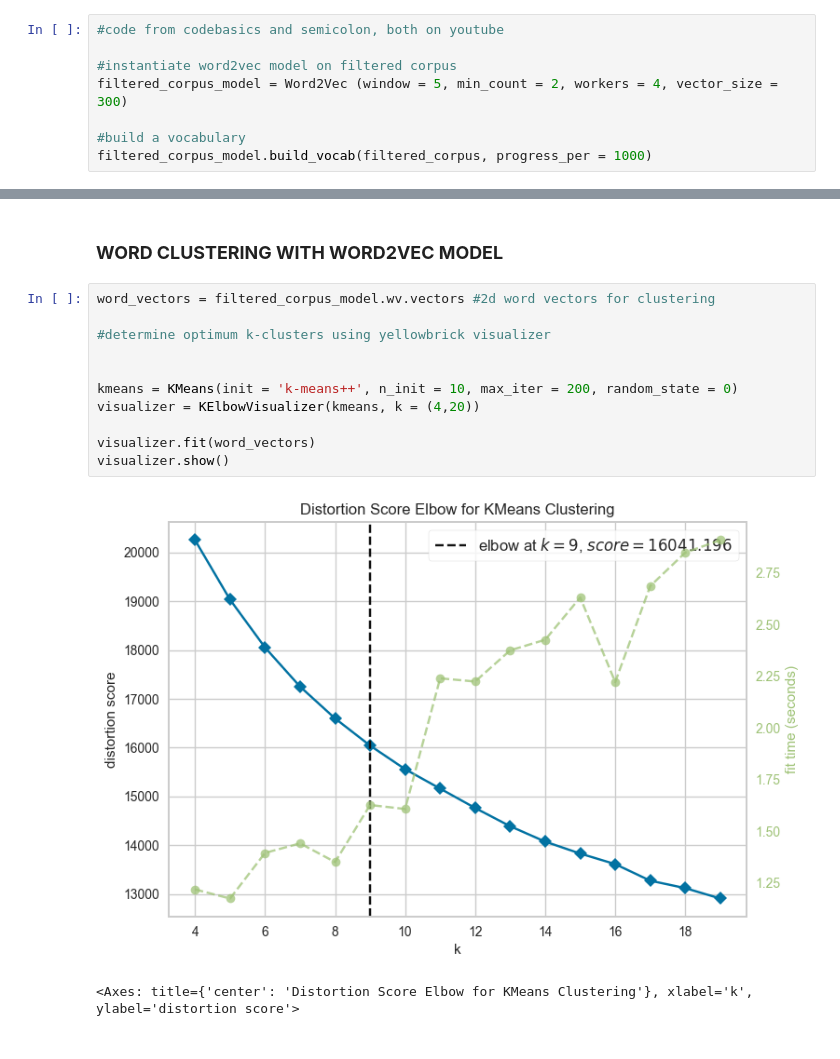
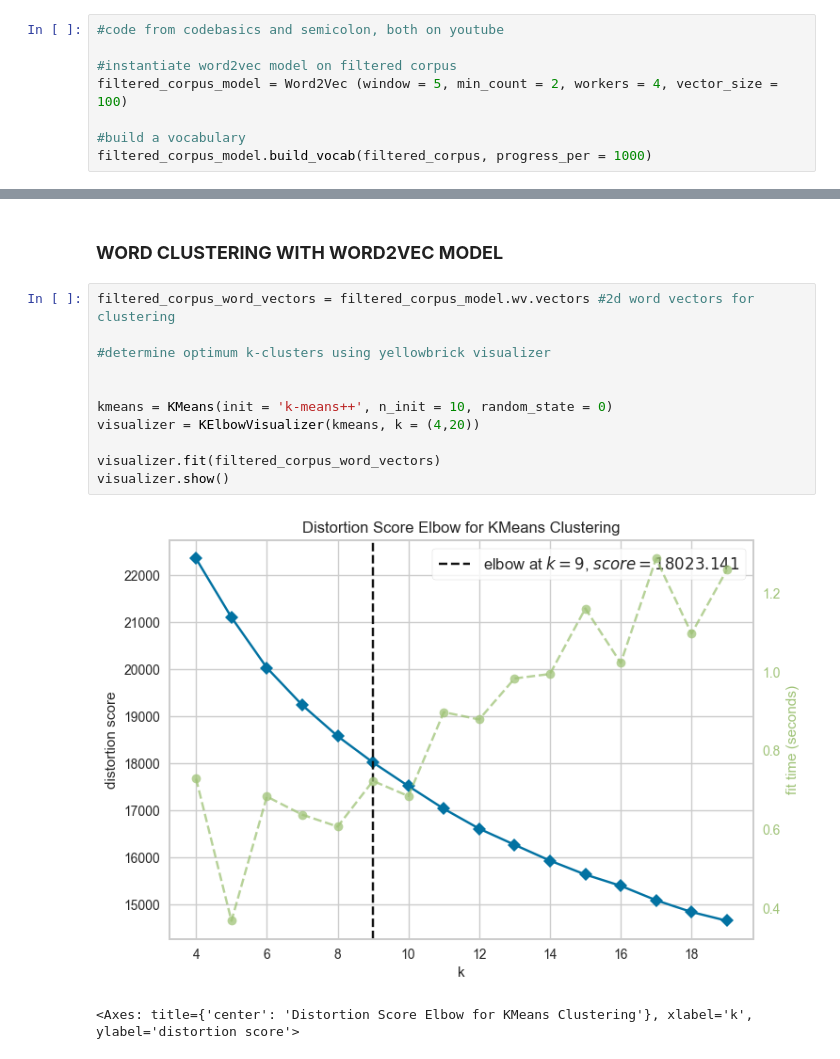
Before and after one commit to luisanomayo/MSc_Thesis_NLP_topic_modelling, a Jupyter notebook: feature_representation_word2vec.ipynb, the cells around one changed output, grey strips where cells are left out. Saved outputs shown, nothing was run; the diff lists cells and outputs as text.

```diff
--- a/feature_representation_word2vec.ipynb
+++ b/feature_representation_word2vec.ipynb
@@ -193,7 +205,7 @@ filtered_corpus[:5]
 #code from codebasics and semicolon, both on youtube
 
 #instantiate word2vec model on filtered corpus
-filtered_corpus_model = Word2Vec (window = 5, min_count = 2, workers = 4, vector_size = 300)
+filtered_corpus_model = Word2Vec (window = 5, min_count = 2, workers = 4, vector_size = 100)
 
 #build a vocabulary
 filtered_corpus_model.build_vocab(filtered_corpus, progress_per = 1000)
@@ -395,17 +407,17 @@ KeyError: "Key 'reddit' not present in vocabulary"
 # %% [markdown]
 ### **WORD CLUSTERING WITH WORD2VEC MODEL**
 # %%
-word_vectors = filtered_corpus_model.wv.vectors #2d word vectors for clustering
+filtered_corpus_word_vectors = filtered_corpus_model.wv.vectors #2d word vectors for clustering
 
 #determine optimum k-clusters using yellowbrick visualizer
 
 
-kmeans = KMeans(init = 'k-means++', n_init = 10, max_iter = 200, random_state = 0)
+kmeans = KMeans(init = 'k-means++', n_init = 10, random_state = 0)
 visualizer = KElbowVisualizer(kmeans, k = (4,20))
 
-visualizer.fit(word_vectors)
+visualizer.fit(filtered_corpus_word_vectors)
 visualizer.show()
 # %% [output]
-[figure, old version]
+[figure, new version]
 <Axes: title={'center': 'Distortion Score Elbow for KMeans Clustering'}, xlabel='k', ylabel='distortion score'>
 # %%
```
Also changed, not shown: parts of 29 cells of this notebook.
